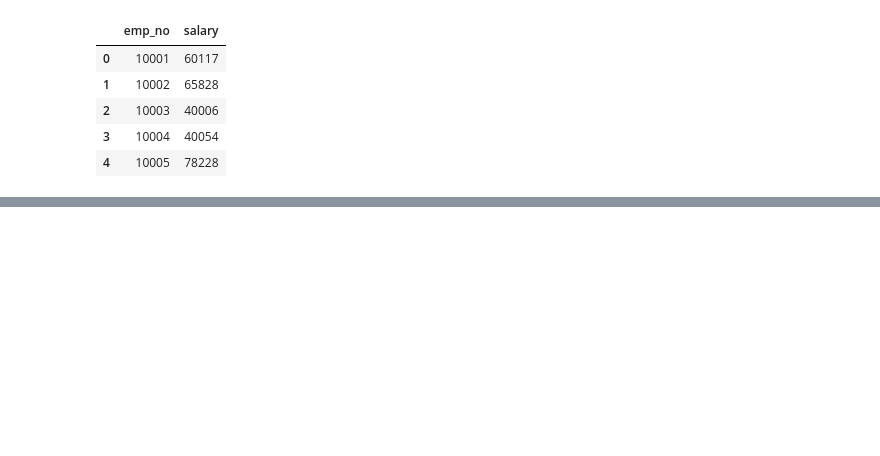
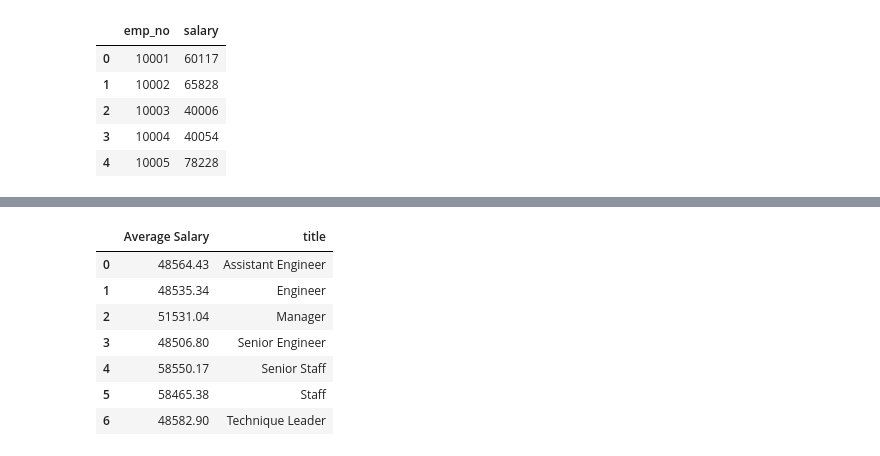
Before and after one commit to DasaSimo/sql-challenge, a Jupyter notebook: EmployeeSQL/SalarySQL.ipynb, the cells around one changed output, grey strips where cells are left out. Cells and saved outputs as stored; diff of their text form; code cells hidden in the pictures; blank space fills up the shorter version.

```diff
--- a/EmployeeSQL/SalarySQL.ipynb
+++ b/EmployeeSQL/SalarySQL.ipynb
@@ -30,0 +32,18 @@ Text(0.5, 1.0, 'Salary Distribution - Employees')
+# %%
+# average salary by title (join on emp_no, emp_title_id, title_ID from tables: employees, titles, salaries)
+avg_salary = pd.read_sql("""SELECT ROUND(AVG(salary),2) "Average Salary",title FROM employees e
+JOIN salaries s
+ON e.emp_no = s.emp_no
+JOIN titles t
+ON e.emp_title_id = t."title_ID"
+GROUP BY title""", connection)
+avg_salary
+# %% [output]
+|  | Average Salary | title |
+| 0 | 48564.43 | Assistant Engineer |
+| 1 | 48535.34 | Engineer |
+| 2 | 51531.04 | Manager |
+| 3 | 48506.80 | Senior Engineer |
+| 4 | 58550.17 | Senior Staff |
+| 5 | 58465.38 | Staff |
+| 6 | 48582.90 | Technique Leader |
```
Also changed, not shown: parts of 2 cells of this notebook, 1 other file.
